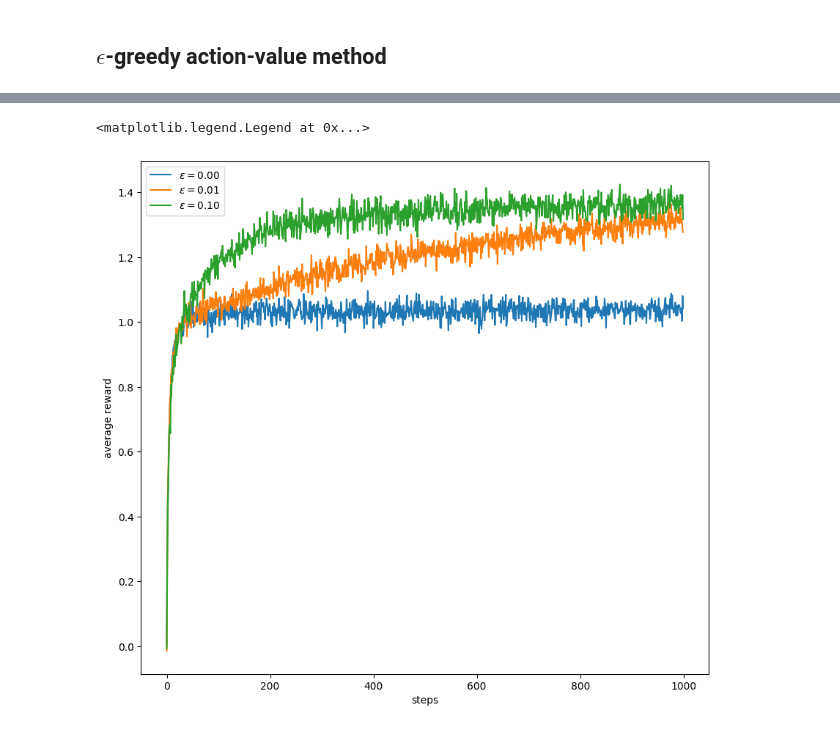
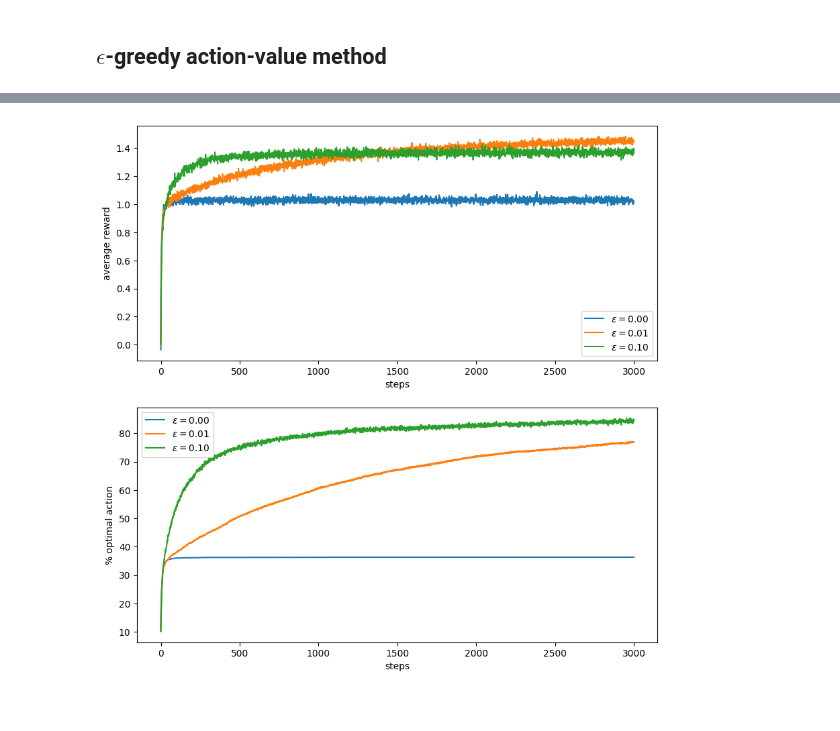
Before and after one commit to alex-ortan/RL_sutton_barto, a Jupyter notebook: ch2/k-armed_bandit_simulation.ipynb, the cells around one changed output, grey strips where cells are left out. Drawn from its saved outputs; the diff is of its cells as text; code cells hidden in the pictures.

Commit message:
extend figure 2.2 to 3000 time steps and add percent optimal actions plot

```diff
--- a/ch2/k-armed_bandit_simulation.ipynb
+++ b/ch2/k-armed_bandit_simulation.ipynb
@@ -51,6 +51,7 @@ def bandit_algo_run(bandit, k, T, epsilon):
     """
 
     n = np.zeros(k)              # number of times each action was taken (k,)
+    actions = []                 # sequence of actions taken (T,)
     rewards = []                 # sequence of rewards received (T,)
     q_estimates = np.zeros(k)    # values estimates for each action at every step (k,)
 
@@ -65,6 +66,7 @@ def bandit_algo_run(bandit, k, T, epsilon):
 
         # Choose eploratory action with epsilon probability, and the greedy actio otherwise
         a = np.random.choice([greedy_action, exploratory_action], p=[1-epsilon, epsilon])
+        actions.append(a)
 
         # Determine reward for the chosen action
         r = bandit(a)
@@ -74,4 +76,4 @@ def bandit_algo_run(bandit, k, T, epsilon):
         n[a] += 1
         q_estimates[a] += (r - q_estimates[a])/n[a]
 
-    return rewards
+    return rewards, actions
@@ -88,23 +129,35 @@ def simulate(k, T, epsilon, R):
     """
 
     average_rewards = np.zeros(T)
+    number_optimal_actions = np.zeros(T)
 
     for r in range(0,R):
-        bandit = Bandit(k).reward
-        rewards = bandit_algo_run(bandit, k, T, epsilon)
+        bandit = Bandit(k)
+        bandit_best_action = bandit._best_action
+
+        rewards, actions = bandit_algo_run(bandit.reward, k, T, epsilon)
+
         average_rewards = average_rewards + 1/(r+1)*(rewards - average_rewards)
+        number_optimal_actions += (actions == bandit_best_action)
 
-    return average_rewards
+    percent_optimal_actions = number_optimal_actions*100/R
+
+    return average_rewards, percent_optimal_actions
 # %%
-# Run 2000 runs for three different vaues of epsilon
+%%time
+
+# Run 3000 runs for three different values of epsilon
 
 k = 10                         # number of arms in the bandit
-T = 1000                       # number of timesteps played
+T = 3000                       # number of timesteps played
 epsilons = [0.0, 0.01, 0.1]
-R = 2000                       # number of runs to play in the simulation
+R = 5000                       # number of runs to play in the simulation
 
-average_rewards = [simulate(k, T, epsilon, R) for epsilon in epsilons]
-average_rewards = np.array(average_rewards)
+average_rewards = np.empty((len(epsilons), T))
+percent_optimal_actions = np.empty((len(epsilons), T))
+
+for i, epsilon in enumerate(epsilons):
+    average_rewards[i], percent_optimal_actions[i] = simulate(k, T, epsilon, R)
 
 print("Average reward: ", np.mean(average_rewards, axis=1))
 # %% [output]
@@ -112,12 +167,20 @@ Average reward:  [1.02641544 1.18872706 1.29830614]
 # %%
-plt.figure(figsize=(10, 20))
+plt.figure(figsize=(10, 10))
 
 plt.subplot(2, 1, 1)
 for i, epsilon in enumerate(epsilons):
     plt.plot(average_rewards[i], label='$\\epsilon = %.02f$' % (epsilon))
 plt.xlabel('steps')
 plt.ylabel('average reward')
 plt.legend()
+
+plt.subplot(2, 1, 2)
+for i, epsilon in enumerate(epsilons):
+    plt.plot(percent_optimal_actions[i], label='$\\epsilon = %.02f$' % (epsilon))
+plt.xlabel('steps')
+plt.ylabel('% optimal action')
+plt.legend()
+
+plt.savefig('../images/figure_2_2.png')
 # %% [output]
-<matplotlib.legend.Legend at 0x...>
-[figure, old version]
+[figure, new version]
```
Also changed, not shown: parts of 3 cells of this notebook, 2 other files.
